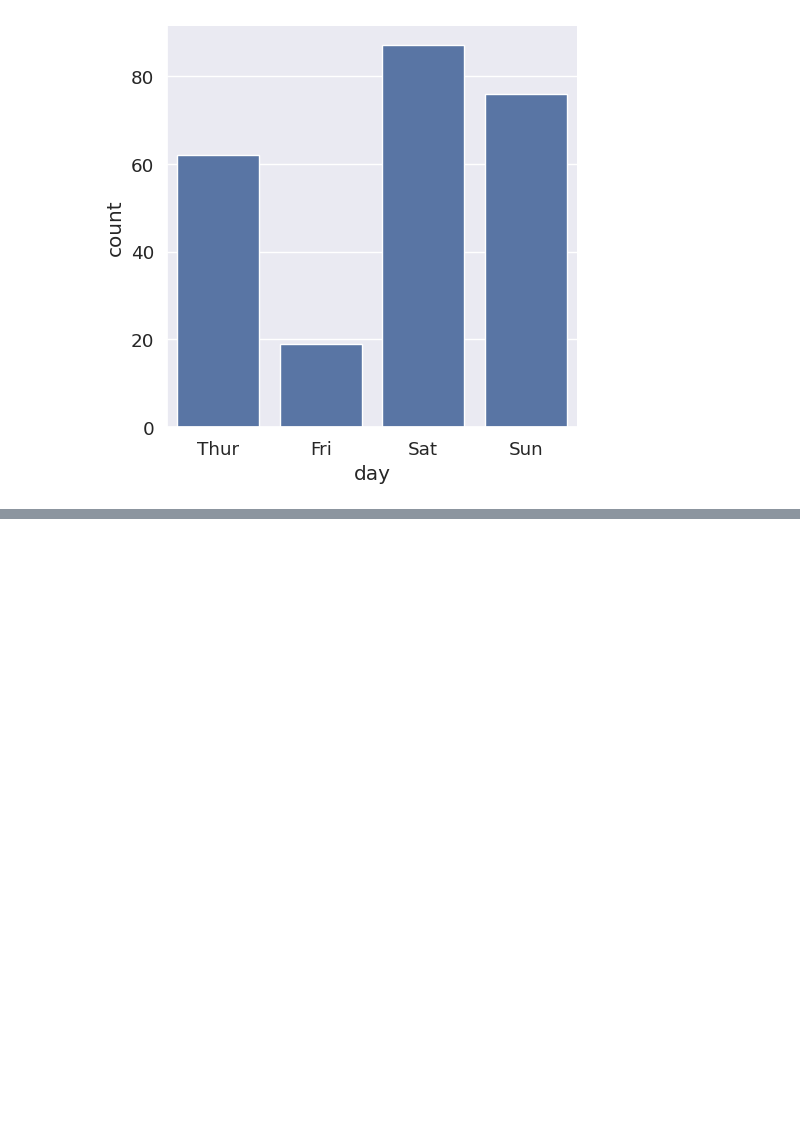
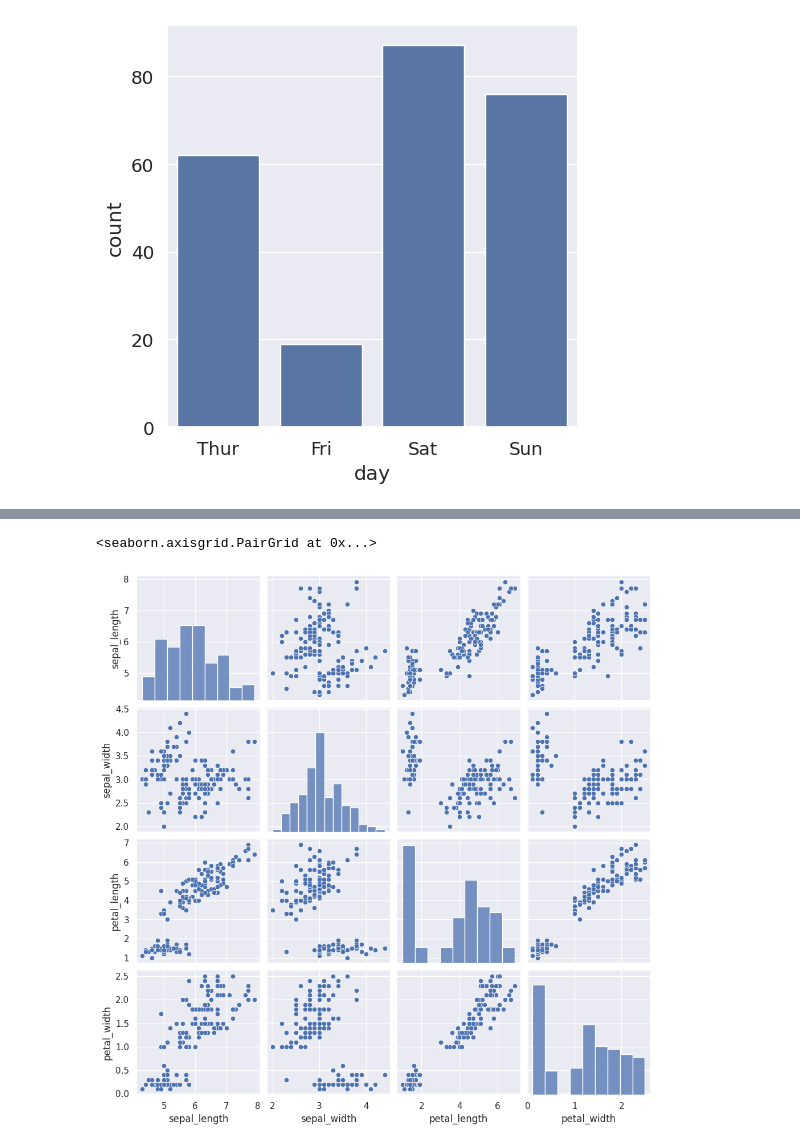
Before and after one commit to JotJaw/data-science-bootcamp, a Jupyter notebook: 03_wizualizacje_danych/04_seaborn_intro.ipynb, the cells around one changed output, grey strips where cells are left out. Saved outputs shown, nothing was run; the diff lists cells and outputs as text; code cells hidden in the pictures; blank space fills up the shorter version.

```diff
--- a/03_wizualizacje_danych/04_seaborn_intro.ipynb
+++ b/03_wizualizacje_danych/04_seaborn_intro.ipynb
@@ -117,0 +143,3 @@ _ = sns.catplot(data=df, x='day', kind='count') #częstość występowania każd
+# %%
+df = sns.load_dataset('iris')
+df.head()
@@ -117,0 +168,5 @@ _ = sns.catplot(data=df, x='day', kind='count') #częstość występowania każd
+# %%
+sns.pairplot(df) #uważać, aby obiekt nie był zbyt duży - jeżeli duży, wytnijmy kolumny, które nie są potrzebne
+# %% [output]
+<seaborn.axisgrid.PairGrid at 0x...>
+[figure, added]
```
Also changed, not shown: parts of 10 cells of this notebook.
